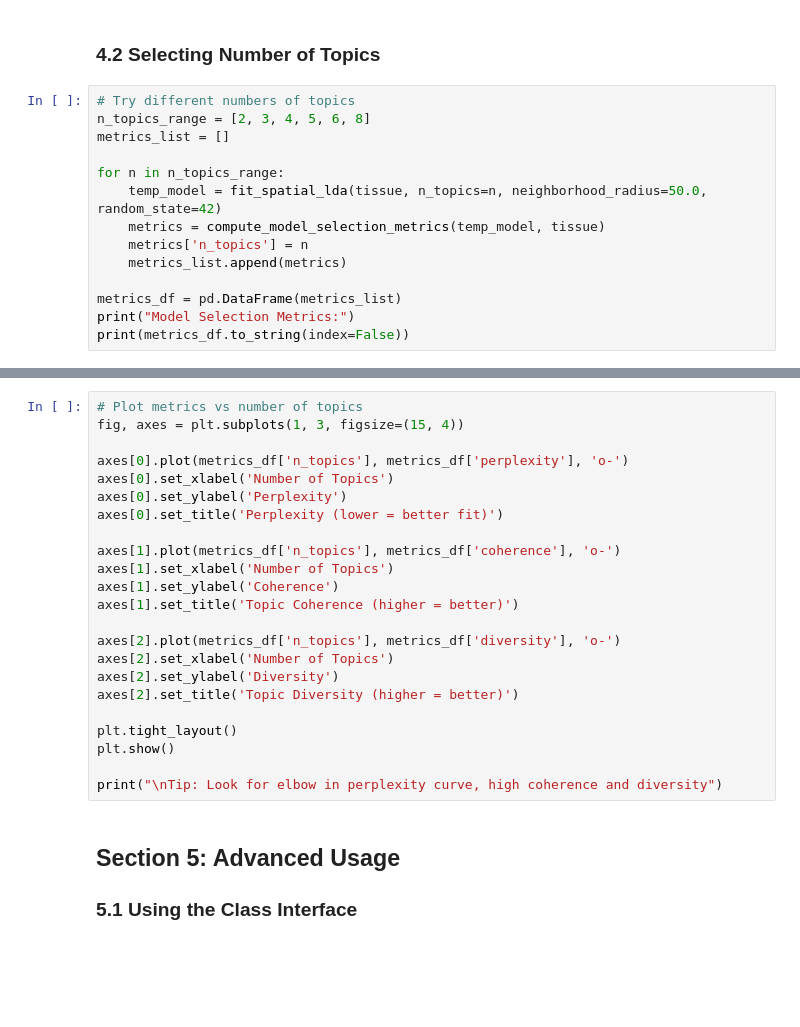
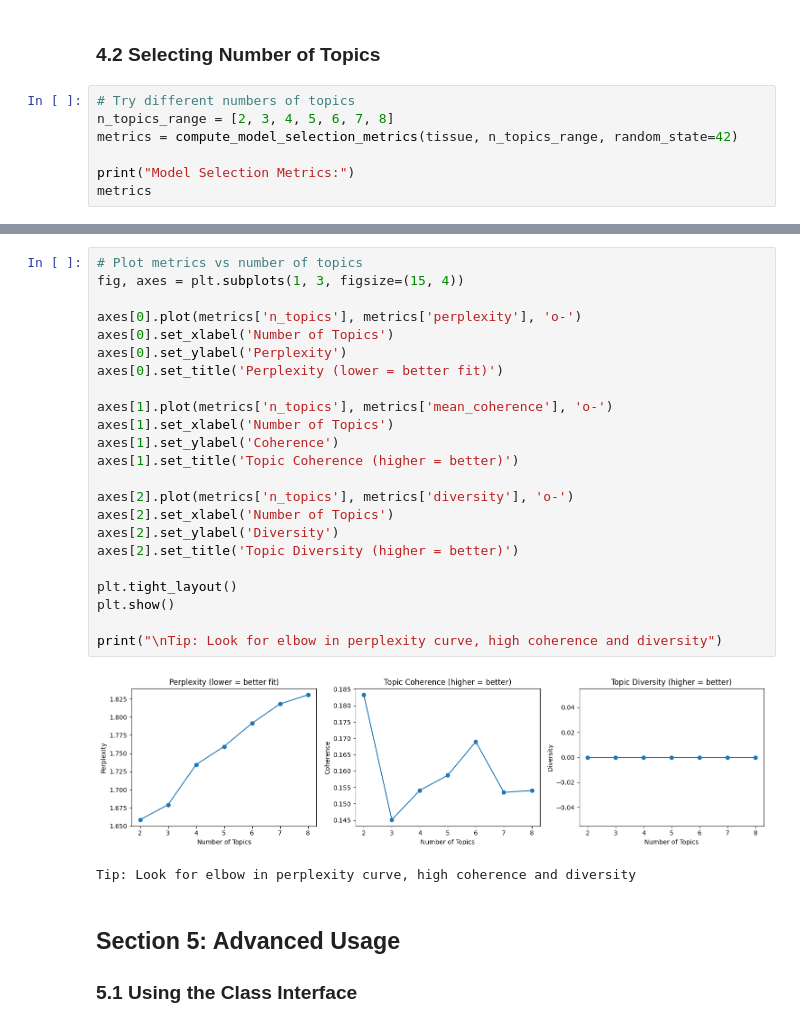
Before and after one commit to emcramer/spatialtissuepy, a Jupyter notebook: docs/tutorials/07_spatial_lda.ipynb, the cells around one changed output, grey strips where cells are left out. Saved outputs shown, nothing was run; the diff lists cells and outputs as text; blank space fills up the shorter version.

```diff
--- a/docs/tutorials/07_spatial_lda.ipynb
+++ b/docs/tutorials/07_spatial_lda.ipynb
@@ -299,15 +394,8 @@ print("  Diversity: Higher = topics are more distinct from each other")
 ### 4.2 Selecting Number of Topics
 # %%
 # Try different numbers of topics
-n_topics_range = [2, 3, 4, 5, 6, 8]
-metrics_list = []
+n_topics_range = [2, 3, 4, 5, 6, 7, 8]
+metrics = compute_model_selection_metrics(tissue, n_topics_range, random_state=42)
 
-for n in n_topics_range:
-    temp_model = fit_spatial_lda(tissue, n_topics=n, neighborhood_radius=50.0, random_state=42)
-    metrics = compute_model_selection_metrics(temp_model, tissue)
-    metrics['n_topics'] = n
-    metrics_list.append(metrics)
-
-metrics_df = pd.DataFrame(metrics_list)
 print("Model Selection Metrics:")
-print(metrics_df.to_string(index=False))
+metrics
@@ -314,26 +412,29 @@ print(metrics_df.to_string(index=False))
 # %%
 # Plot metrics vs number of topics
 fig, axes = plt.subplots(1, 3, figsize=(15, 4))
 
-axes[0].plot(metrics_df['n_topics'], metrics_df['perplexity'], 'o-')
+axes[0].plot(metrics['n_topics'], metrics['perplexity'], 'o-')
 axes[0].set_xlabel('Number of Topics')
 axes[0].set_ylabel('Perplexity')
 axes[0].set_title('Perplexity (lower = better fit)')
 
-axes[1].plot(metrics_df['n_topics'], metrics_df['coherence'], 'o-')
+axes[1].plot(metrics['n_topics'], metrics['mean_coherence'], 'o-')
 axes[1].set_xlabel('Number of Topics')
 axes[1].set_ylabel('Coherence')
 axes[1].set_title('Topic Coherence (higher = better)')
 
-axes[2].plot(metrics_df['n_topics'], metrics_df['diversity'], 'o-')
+axes[2].plot(metrics['n_topics'], metrics['diversity'], 'o-')
 axes[2].set_xlabel('Number of Topics')
 axes[2].set_ylabel('Diversity')
 axes[2].set_title('Topic Diversity (higher = better)')
 
 plt.tight_layout()
 plt.show()
 
 print("\nTip: Look for elbow in perplexity curve, high coherence and diversity")
+# %% [output]
+[figure, added]
+Tip: Look for elbow in perplexity curve, high coherence and diversity
 # %% [markdown]
 ## Section 5: Advanced Usage
 
```
Also changed, not shown: parts of 19 cells of this notebook, 1 other file.
